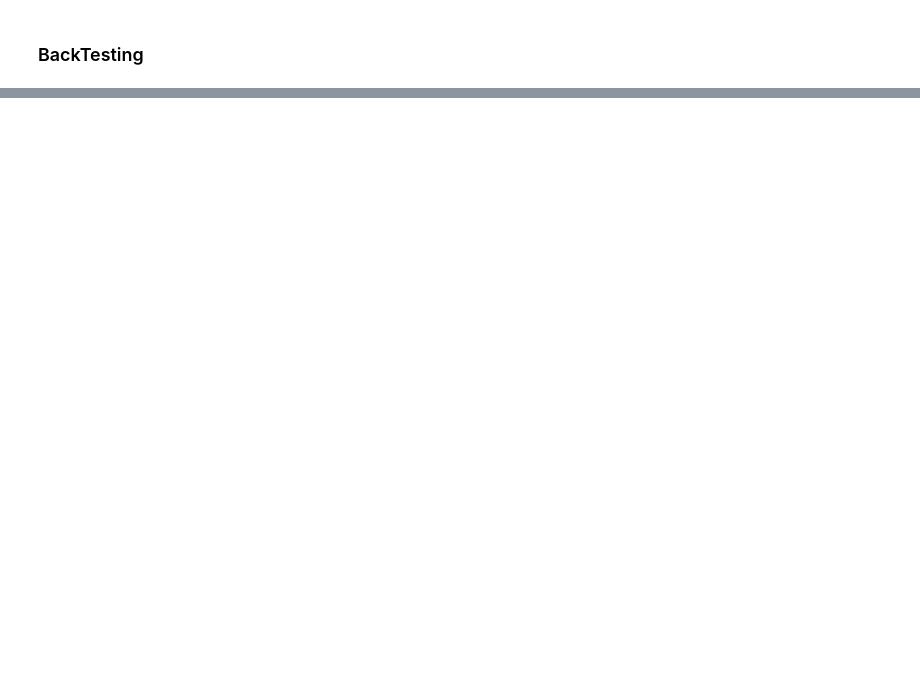
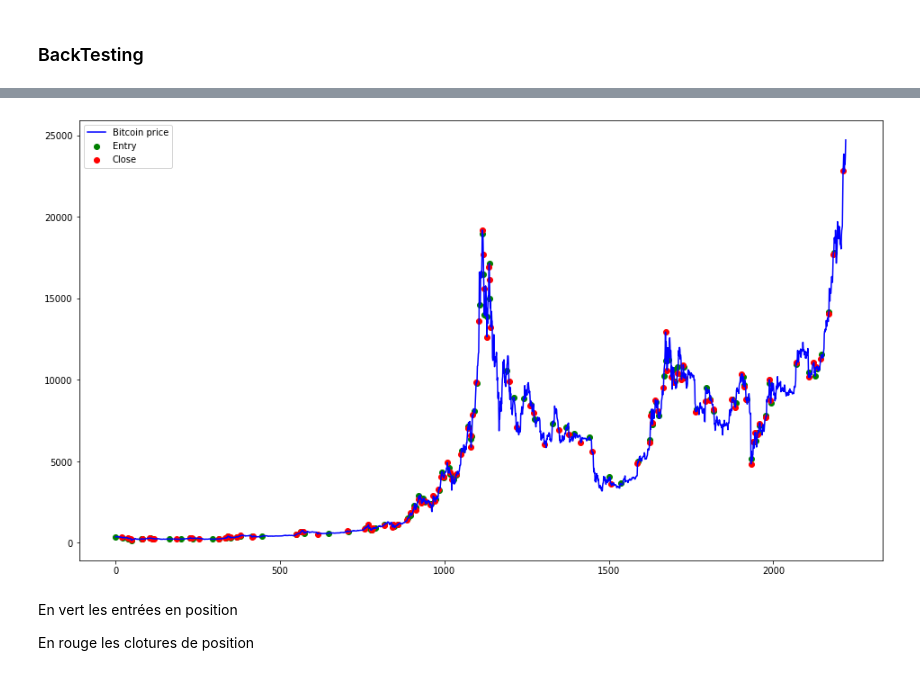
Before and after one commit to hderoche/RNN_Bitcoin_Prediction, a Jupyter notebook: RNN.ipynb, the cells around one changed output, grey strips where cells are left out. Cells and saved outputs as stored; diff of their text form; code cells hidden in the pictures; blank space fills up the shorter version.

```diff
--- a/RNN.ipynb
+++ b/RNN.ipynb
@@ -671,9 +757,9 @@ predictions = prediction()
 # %%
-for i in range(predictions.shape[1]):
+# for i in range(predictions.shape[1]):
 
-  scale = scaler.scale_[i]
-  predictions[:, i] = predictions[:, i]/scale + L_min[i]
+#   scale = scaler.scale_[i]
+#   predictions[:, i] = predictions[:, i]/scale + L_min[i]
 
 
-print(x_test.shape)
+# print(x_test.shape)
 # %%
@@ -871,3 +957,6 @@ Le bot de trading déterminera les ordres d'achat ou de vente si les conditions
 # %%
 # Initialisation du Bot
 btcBot = Bot()
+
+dataBot = data.copy()
+dataBot
@@ -928,0 +1031,23 @@ btcBot.show_trades()
+# %%
+# adding the index column to data
+dataBot = dataBot[::-1]
+dataBot = dataBot.reset_index(drop=True)
+dataBot['index'] = np.arange(dataBot.shape[0])
+print(data.shape[0] - len(diff_test_preds))
+
+# adding a pred column filled with -1, when the model has not been predicting on this set of data
+dataBot['pred'] = np.append(np.full(data.shape[0] - len(diff_test_preds), -1), diff_test_preds)
+
+print(dataBot.head())
+
+def scoring():
+  L_score = []
+  for i in range(dataBot.shape[0]):
+    L_score.append(rules(dataBot.iloc[i, :]))
+  return L_score
+
+scoring()
+
+decision(scoring(), dataBot, 4, 20, 5)
+print('mean pnl :',btcBot.on_profit()[1])
+btcBot.show_trades()
@@ -959,7 +1143,13 @@ print(df_trade)
 # %%
 plt.figure(figsize=[16, 9])
 plt.scatter(df_trade['Entry date'], df_trade['Entry'], color='green', label='Entry')
 plt.scatter(df_trade['Close date'], df_trade['Close'], color='red', label='Close')
-plt.plot(data['open'], color='blue', label='Bitcoin price')
+plt.plot(dataBot['open'], color='blue', label='Bitcoin price')
 plt.legend()
 plt.show()
+# %% [output]
+[figure, added]
+# %% [markdown]
+En vert les entrées en position
+
+En rouge les clotures de position
```
Also changed, not shown: parts of 22 cells of this notebook.
